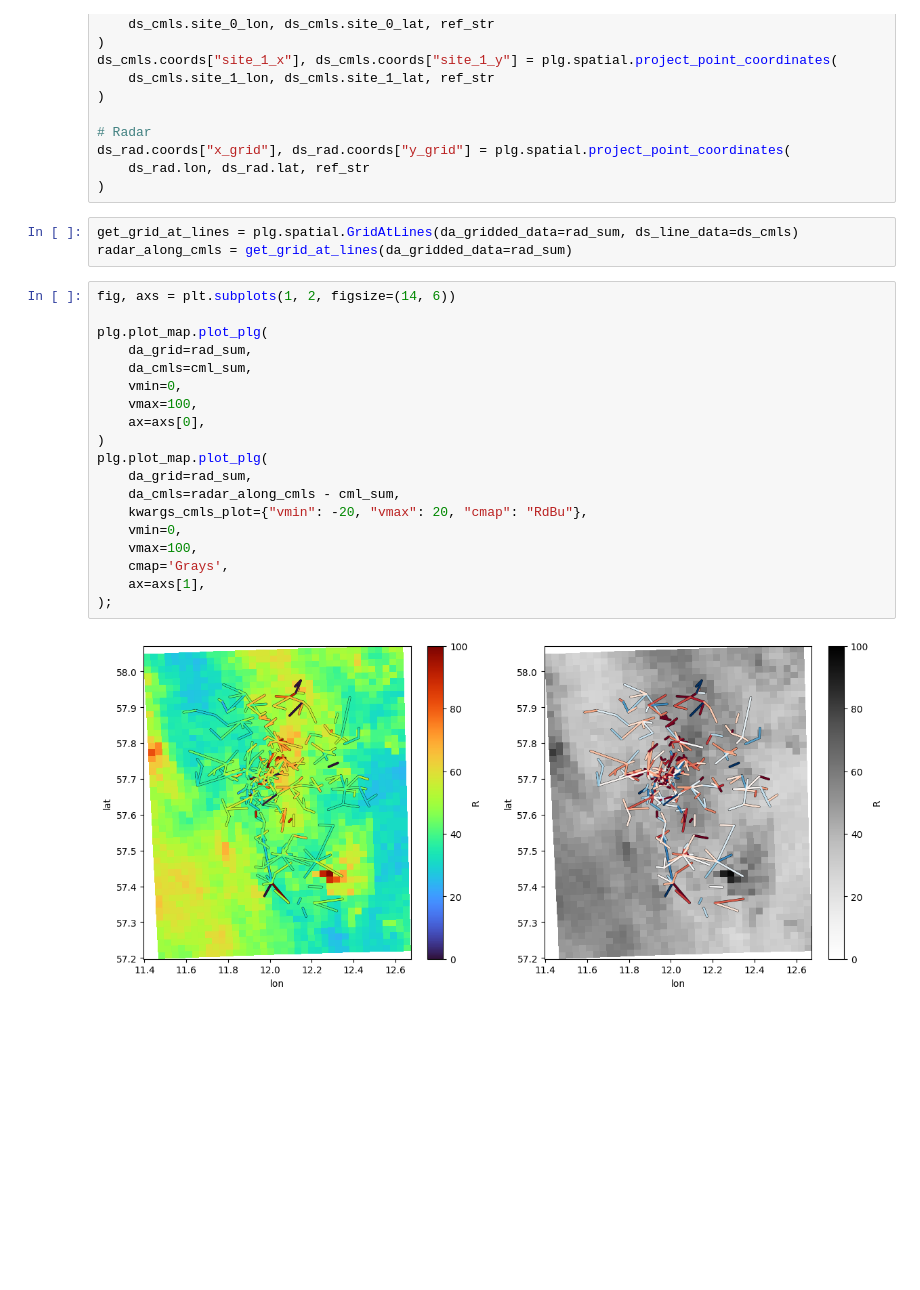
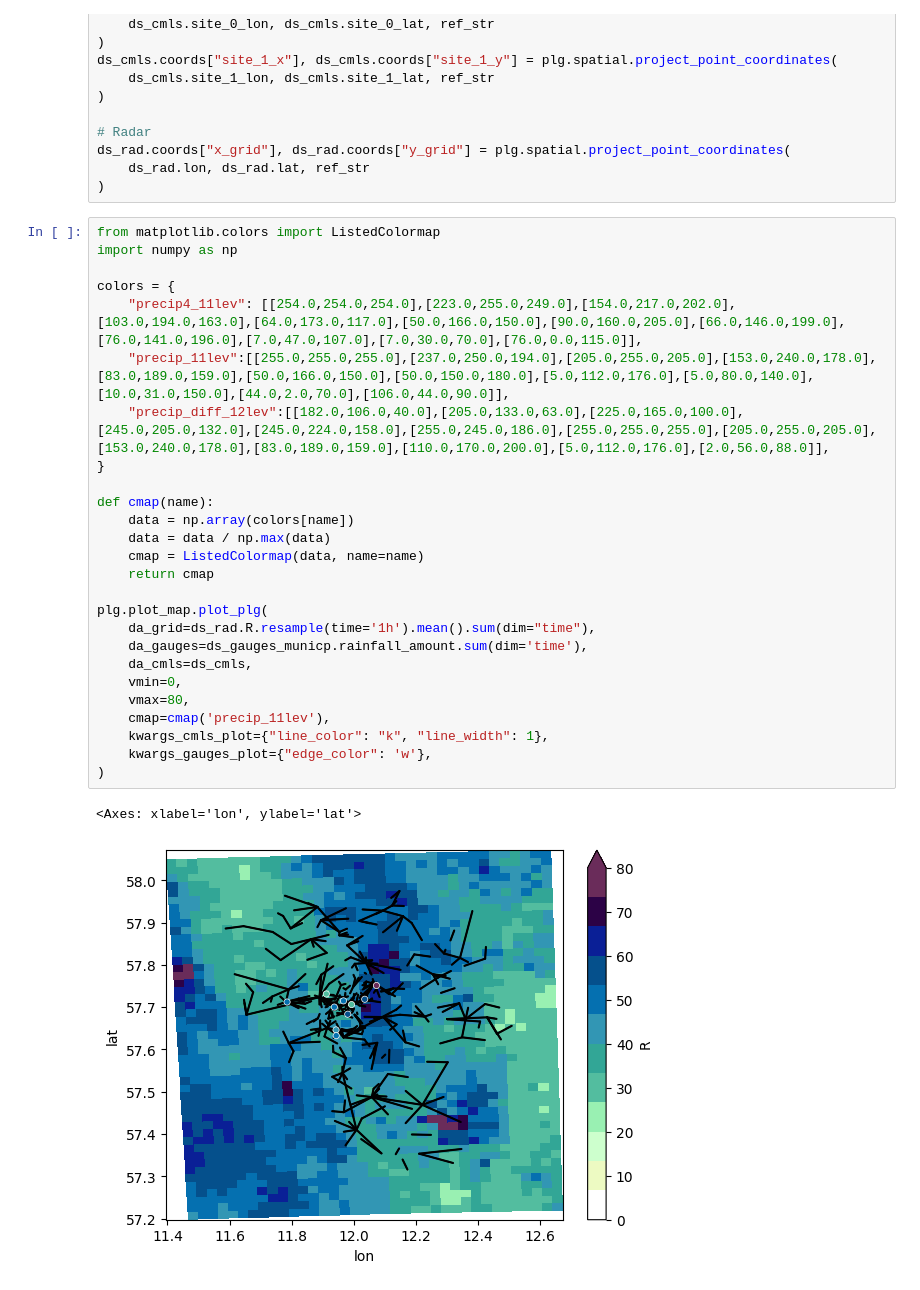
Before and after one commit to OpenSenseAction/opensense_software_ecosystem_example, a Jupyter notebook: example_workflow.ipynb, the cells around one changed output. Saved outputs shown, nothing was run; the diff lists cells and outputs as text; blank space fills up the shorter version.

```diff
--- a/example_workflow.ipynb
+++ b/example_workflow.ipynb
@@ -49,27 +49,32 @@ ds_cmls.coords["site_1_x"], ds_cmls.coords["site_1_y"] = plg.spatial.project_poi
 ds_rad.coords["x_grid"], ds_rad.coords["y_grid"] = plg.spatial.project_point_coordinates(
     ds_rad.lon, ds_rad.lat, ref_str
 )
-# %%
-get_grid_at_lines = plg.spatial.GridAtLines(da_gridded_data=rad_sum, ds_line_data=ds_cmls)
-radar_along_cmls = get_grid_at_lines(da_gridded_data=rad_sum)
 # %%
-fig, axs = plt.subplots(1, 2, figsize=(14, 6))
+from matplotlib.colors import ListedColormap
+import numpy as np
+
+colors = {
+    "precip4_11lev": [[254.0,254.0,254.0],[223.0,255.0,249.0],[154.0,217.0,202.0],[103.0,194.0,163.0],[64.0,173.0,117.0],[50.0,166.0,150.0],[90.0,160.0,205.0],[66.0,146.0,199.0],[76.0,141.0,196.0],[7.0,47.0,107.0],[7.0,30.0,70.0],[76.0,0.0,115.0]],
+    "precip_11lev":[[255.0,255.0,255.0],[237.0,250.0,194.0],[205.0,255.0,205.0],[153.0,240.0,178.0],[83.0,189.0,159.0],[50.0,166.0,150.0],[50.0,150.0,180.0],[5.0,112.0,176.0],[5.0,80.0,140.0],[10.0,31.0,150.0],[44.0,2.0,70.0],[106.0,44.0,90.0]],
+    "precip_diff_12lev":[[182.0,106.0,40.0],[205.0,133.0,63.0],[225.0,165.0,100.0],[245.0,205.0,132.0],[245.0,224.0,158.0],[255.0,245.0,186.0],[255.0,255.0,255.0],[205.0,255.0,205.0],[153.0,240.0,178.0],[83.0,189.0,159.0],[110.0,170.0,200.0],[5.0,112.0,176.0],[2.0,56.0,88.0]],
+}
+
+def cmap(name):
+    data = np.array(colors[name])
+    data = data / np.max(data)
+    cmap = ListedColormap(data, name=name)
+    return cmap
 
 plg.plot_map.plot_plg(
-    da_grid=rad_sum,
-    da_cmls=cml_sum,
+    da_grid=ds_rad.R.resample(time='1h').mean().sum(dim="time"),
+    da_gauges=ds_gauges_municp.rainfall_amount.sum(dim='time'),
+    da_cmls=ds_cmls,
     vmin=0,
-    vmax=100,
-    ax=axs[0],
+    vmax=80,
+    cmap=cmap('precip_11lev'),
+    kwargs_cmls_plot={"line_color": "k", "line_width": 1},
+    kwargs_gauges_plot={"edge_color": 'w'},
 )
-plg.plot_map.plot_plg(
-    da_grid=rad_sum,
-    da_cmls=radar_along_cmls - cml_sum,
-    kwargs_cmls_plot={"vmin": -20, "vmax": 20, "cmap": "RdBu"},
-    vmin=0,
-    vmax=100,
-    cmap='Grays',
-    ax=axs[1],
-);
 # %% [output]
+<Axes: xlabel='lon', ylabel='lat'>
-[figure, old version]
+[figure, new version]
```
Also changed, not shown: parts of 18 cells of this notebook.
